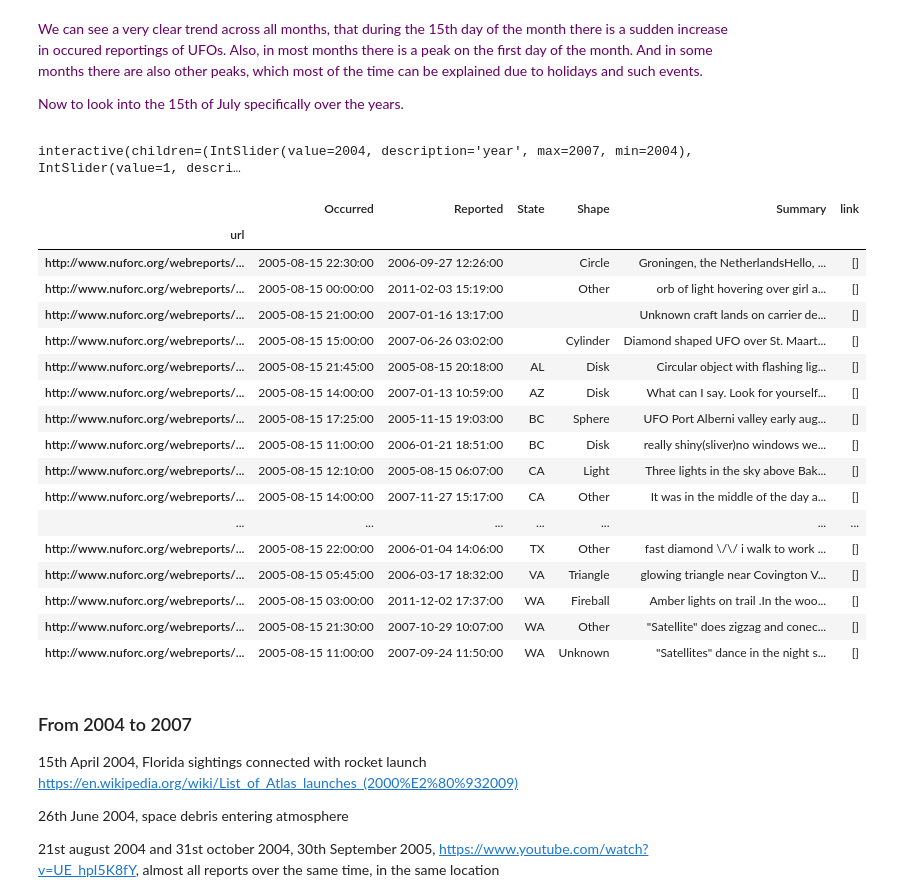
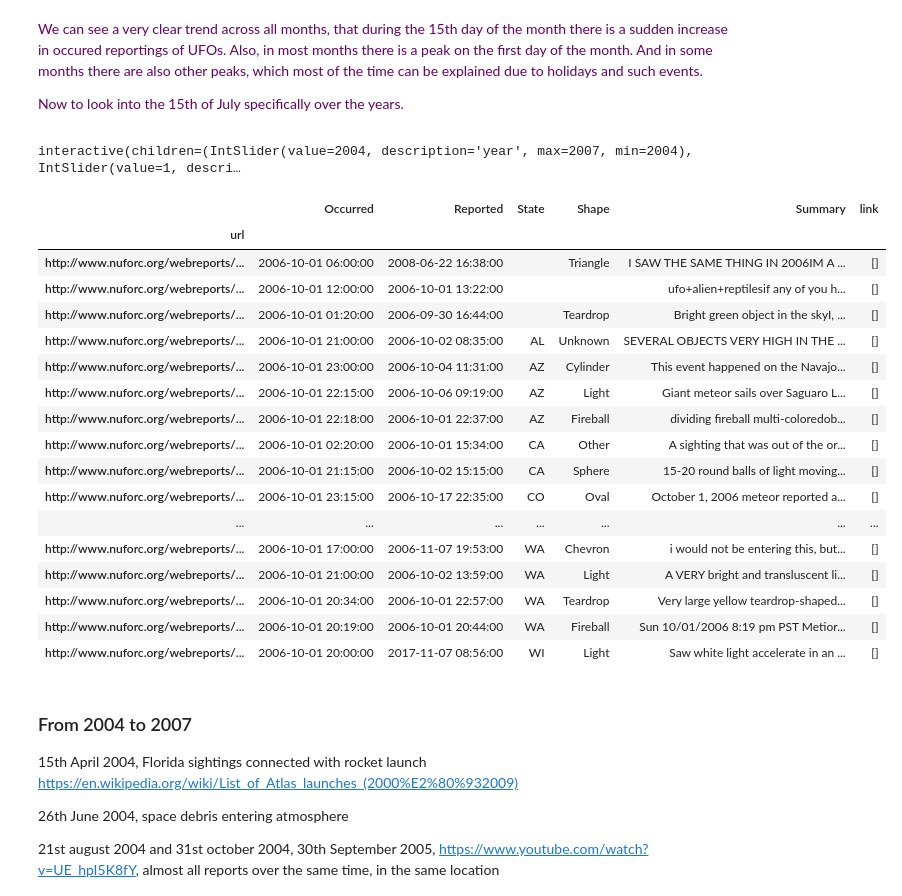
Before and after one commit to kiru/ada_project, a Jupyter notebook: UFO-Jurgis.ipynb, the cells around one changed output. Saved outputs shown, nothing was run; the diff lists cells and outputs as text; code cells hidden in the pictures.

Commit message:
adding pickels and fixing things

```diff
--- a/UFO-Jurgis.ipynb
+++ b/UFO-Jurgis.ipynb
@@ -194,38 +197,39 @@ def spike_finder(year, month):
     interactive_plot = interactive(spike_finder, year = IntSlider(min=2004,max=2007,step=1,value=2004),
                                               month = IntSlider(min=1,max=12,step=1,value=1))
     return interactive_plot
-# %%
-
-
-interactive_plot
-# %% [output]
-interactive(children=(IntSlider(value=2004, description='year', max=2007, min=2004), IntSlider(value=1, descri…
+# %%
+interactive_plot = interactive(spike_finder, year = IntSlider(min=2004,max=2007,step=1,value=2004),
+                                              month = IntSlider(min=1,max=12,step=1,value=1))
+
+interactive_plot
+# %% [output]
+interactive(children=(IntSlider(value=2004, description='year', max=2007, min=2004), IntSlider(value=1, descri…
 # %%
 # This was just for finding the spike myself, not necessary
 spike_reports = df_reports[['Occurred','Reported','State', 'Shape', 'Summary','link']].copy()
-spike_reports = spike_reports[(spike_reports.Occurred.dt.year == 2005)]
-spike_reports = spike_reports[(spike_reports.Occurred.dt.month == 8)]
-spike_reports = spike_reports[(spike_reports.Occurred.dt.day == 15)]
+spike_reports = spike_reports[(spike_reports.Occurred.dt.year == 2006)]
+spike_reports = spike_reports[(spike_reports.Occurred.dt.month == 10)]
+spike_reports = spike_reports[(spike_reports.Occurred.dt.day == 1)]
 spike_reports.sort_values('State')
 # %% [output]
 |  | Occurred | Reported | State | Shape | Summary | link |
 | url |  |  |  |  |  |  |
-| http://www.nuforc.org/webreports/... | 2005-08-15 22:30:00 | 2006-09-27 12:26:00 |  | Circle | Groningen, the NetherlandsHello, ... | [] |
-| http://www.nuforc.org/webreports/... | 2005-08-15 00:00:00 | 2011-02-03 15:19:00 |  | Other | orb of light hovering over girl a... | [] |
-| http://www.nuforc.org/webreports/... | 2005-08-15 21:00:00 | 2007-01-16 13:17:00 |  |  | Unknown craft lands on carrier de... | [] |
-| http://www.nuforc.org/webreports/... | 2005-08-15 15:00:00 | 2007-06-26 03:02:00 |  | Cylinder | Diamond shaped UFO over St. Maart... | [] |
-| http://www.nuforc.org/webreports/... | 2005-08-15 21:45:00 | 2005-08-15 20:18:00 | AL | Disk | Circular object with flashing lig... | [] |
-| http://www.nuforc.org/webreports/... | 2005-08-15 14:00:00 | 2007-01-13 10:59:00 | AZ | Disk | What can I say. Look for yourself... | [] |
-| http://www.nuforc.org/webreports/... | 2005-08-15 17:25:00 | 2005-11-15 19:03:00 | BC | Sphere | UFO Port Alberni valley early aug... | [] |
-| http://www.nuforc.org/webreports/... | 2005-08-15 11:00:00 | 2006-01-21 18:51:00 | BC | Disk | really shiny(sliver)no windows we... | [] |
-| http://www.nuforc.org/webreports/... | 2005-08-15 12:10:00 | 2005-08-15 06:07:00 | CA | Light | Three lights in the sky above Bak... | [] |
-| http://www.nuforc.org/webreports/... | 2005-08-15 14:00:00 | 2007-11-27 15:17:00 | CA | Other | It was in the middle of the day a... | [] |
+| http://www.nuforc.org/webreports/... | 2006-10-01 06:00:00 | 2008-06-22 16:38:00 |  | Triangle | I SAW THE SAME THING IN 2006IM A ... | [] |
+| http://www.nuforc.org/webreports/... | 2006-10-01 12:00:00 | 2006-10-01 13:22:00 |  |  | ufo+alien+reptilesif any of you h... | [] |
+| http://www.nuforc.org/webreports/... | 2006-10-01 01:20:00 | 2006-09-30 16:44:00 |  | Teardrop | Bright green object in the skyI, ... | [] |
+| http://www.nuforc.org/webreports/... | 2006-10-01 21:00:00 | 2006-10-02 08:35:00 | AL | Unknown | SEVERAL OBJECTS VERY HIGH IN THE ... | [] |
+| http://www.nuforc.org/webreports/... | 2006-10-01 23:00:00 | 2006-10-04 11:31:00 | AZ | Cylinder | This event happened on the Navajo... | [] |
+| http://www.nuforc.org/webreports/... | 2006-10-01 22:15:00 | 2006-10-06 09:19:00 | AZ | Light | Giant meteor sails over Saguaro L... | [] |
+| http://www.nuforc.org/webreports/... | 2006-10-01 22:18:00 | 2006-10-01 22:37:00 | AZ | Fireball | dividing fireball multi-coloredob... | [] |
+| http://www.nuforc.org/webreports/... | 2006-10-01 02:20:00 | 2006-10-01 15:34:00 | CA | Other | A sighting that was out of the or... | [] |
+| http://www.nuforc.org/webreports/... | 2006-10-01 21:15:00 | 2006-10-02 15:15:00 | CA | Sphere | 15-20 round balls of light moving... | [] |
+| http://www.nuforc.org/webreports/... | 2006-10-01 23:15:00 | 2006-10-17 22:35:00 | CO | Oval | October 1, 2006 meteor reported a... | [] |
 | ... | ... | ... | ... | ... | ... | ... |
-| http://www.nuforc.org/webreports/... | 2005-08-15 22:00:00 | 2006-01-04 14:06:00 | TX | Other | fast diamond \/\/ i walk to work ... | [] |
-| http://www.nuforc.org/webreports/... | 2005-08-15 05:45:00 | 2006-03-17 18:32:00 | VA | Triangle | glowing triangle near Covington V... | [] |
-| http://www.nuforc.org/webreports/... | 2005-08-15 03:00:00 | 2011-12-02 17:37:00 | WA | Fireball | Amber lights on trail .In the woo... | [] |
-| http://www.nuforc.org/webreports/... | 2005-08-15 21:30:00 | 2007-10-29 10:07:00 | WA | Other | "Satellite" does zigzag and conec... | [] |
-| http://www.nuforc.org/webreports/... | 2005-08-15 11:00:00 | 2007-09-24 11:50:00 | WA | Unknown | "Satellites" dance in the night s... | [] |
+| http://www.nuforc.org/webreports/... | 2006-10-01 17:00:00 | 2006-11-07 19:53:00 | WA | Chevron | i would not be entering this, but... | [] |
+| http://www.nuforc.org/webreports/... | 2006-10-01 21:00:00 | 2006-10-02 13:59:00 | WA | Light | A VERY bright and transluscent li... | [] |
+| http://www.nuforc.org/webreports/... | 2006-10-01 20:34:00 | 2006-10-01 22:57:00 | WA | Teardrop | Very large yellow teardrop-shaped... | [] |
+| http://www.nuforc.org/webreports/... | 2006-10-01 20:19:00 | 2006-10-01 20:44:00 | WA | Fireball | Sun 10/01/2006 8:19 pm PST Metior... | [] |
+| http://www.nuforc.org/webreports/... | 2006-10-01 20:00:00 | 2017-11-07 08:56:00 | WI | Light | Saw white light accelerate in an ... | [] |
 # %% [markdown]
 
 
```
Also changed, not shown: parts of 12 cells of this notebook, 4 other files.
